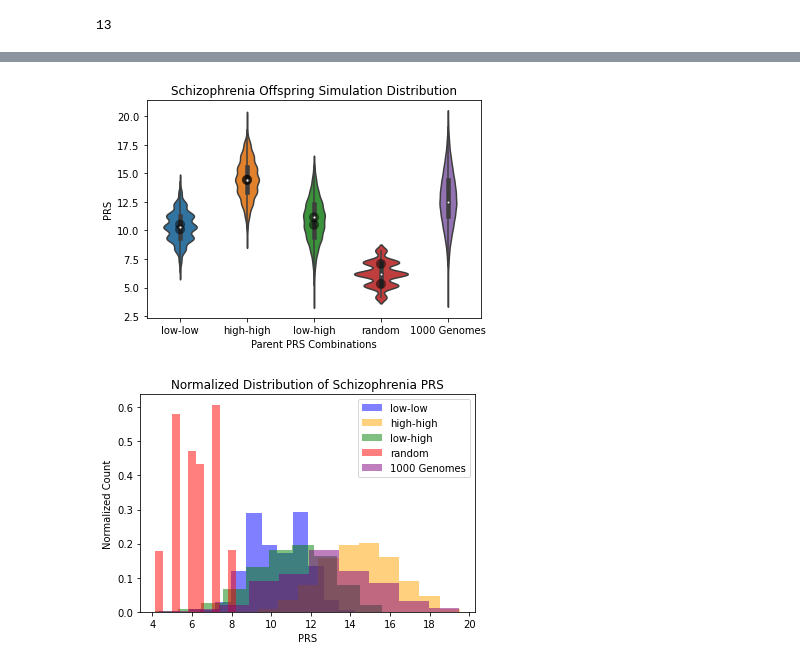
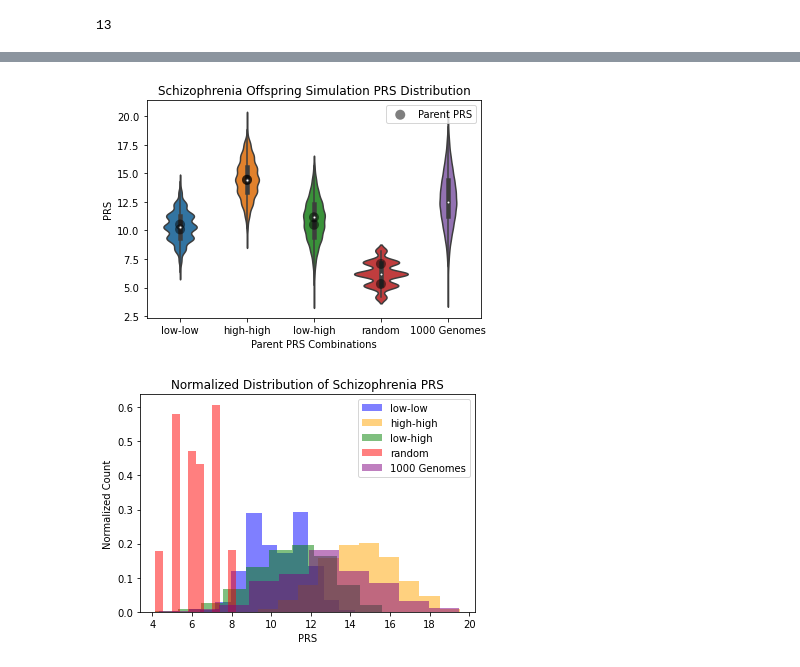
Before and after one commit to aarushi03/Offspring-Simulation-and-Polygenic-Risk-score-analysis, a Jupyter notebook: test.ipynb, the cells around one changed output, grey strips where cells are left out. Drawn from its saved outputs; the diff is of its cells as text; code cells hidden in the pictures.

```diff
--- a/test.ipynb
+++ b/test.ipynb
@@ -349,21 +374,22 @@ scz_scat_df
 # %%
 import seaborn as sb
 scz_lo_scores = scz_lo_df['Scores'].values
 scz_hi_scores = scz_hi_df['Scores'].values
 scz_lo_hi_scores = scz_lo_hi_df['Scores'].values
 scz_rand_scores = scz_rand_df['Scores'].values
 scz_par_scores = df_par_scz['Scores'].values
-sb.stripplot(x=scz_scat_df['Parent Combination'], y=scz_scat_df['PRS'], color='black', edgecolor='gray', size=10, jitter=False, alpha=0.5)
+sb.stripplot(x=scz_scat_df['Parent Combination'], y=scz_scat_df['PRS'], color='black', edgecolor='gray', size=10, jitter=False, alpha=0.5, label='Parent PRS')
 ax = sb.violinplot(data=[scz_lo_scores, scz_hi_scores, scz_lo_hi_scores, scz_rand_scores, scz_par_scores])
-
+handles, labels = ax.get_legend_handles_labels()
+l = plt.legend(handles[:1], labels[:1]) #, bbox_to_anchor=(1.05, 1), loc=2, borderaxespad=0.)
 ax.set(xlabel='Parent PRS Combinations', ylabel='PRS', \
        xticklabels=['low-low', 'high-high', 'low-high', 'random', '1000 Genomes'], \
-       title='Schizophrenia Offspring Simulation Distribution')
+       title='Schizophrenia Offspring Simulation PRS Distribution')
 # ax.set(title='Schizophrenia Offspring Simulation Distribution', )
 fig = ax.get_figure()
 fig.savefig('scz_violin_scat.png')
 # %% [output]
-[figure, old version]
+[figure, new version]
 # %%
 import matplotlib.pyplot as plt
 plt.hist(scz_lo_scores, alpha=0.5, label='low-low', density=True, color='blue')
```
Also changed, not shown: parts of 30 cells of this notebook.
